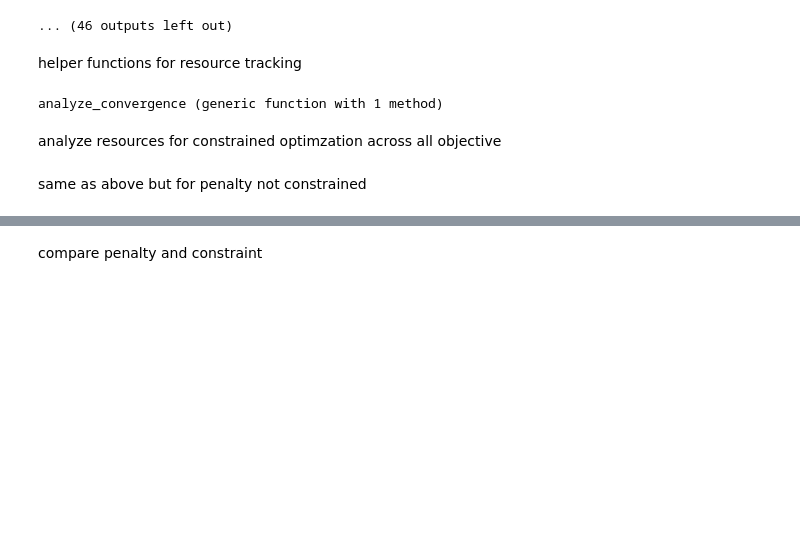
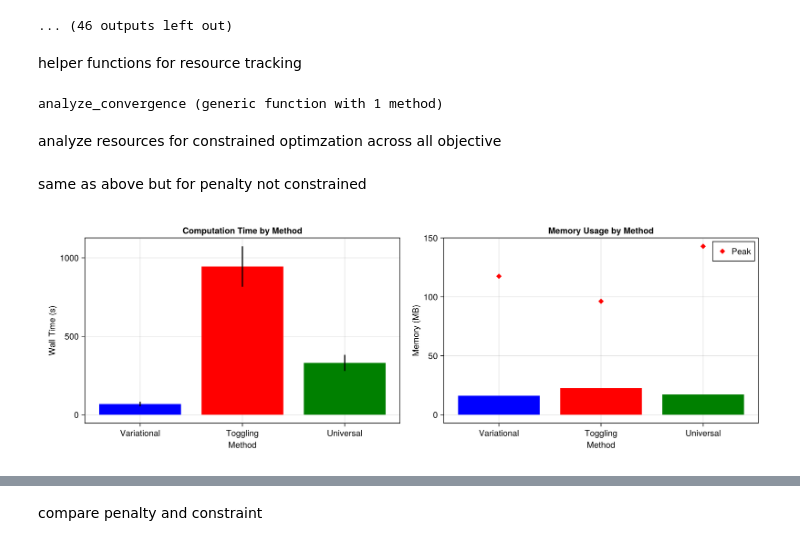
Before and after one commit to samafine1/notebooks, a Jupyter notebook: src/resource_comp.ipynb, the cells around one changed output, grey strips where cells are left out. Drawn from its saved outputs; the diff is of its cells as text; code cells hidden in the pictures; blank space fills up the shorter version.

```diff
--- a/src/resource_comp.ipynb
+++ b/src/resource_comp.ipynb
@@ -345,7 +345,7 @@ println("Solving penalty-based methods with performance tracking...")
 for i in 1:n_seeds
     for (λ_idx, λ) in enumerate(sweep_rob_loss_λ)
         # Variational
-        var_prob = UnitarySmoothPulseProblem(
+        var_prob = UnitaryVariationalProblem(
             var_sys, U_goal, T, Δt;
             init_trajectory=deepcopy(init_var_probs[i,λ_idx].trajectory),
             piccolo_options=piccolo_opts,
@@ -381,6 +381,8 @@ end
 # %%
 # Compute average resources per method
 method_performance = Dict()
+method_colors = [:blue, :red, :green]
+
 
 for method in ["variational", "toggling", "universal"]
     times = Float64[]
@@ -411,32 +413,34 @@ ax1 = Axis(fig[1,1],
     xticks=(1:3, ["Variational", "Toggling", "Universal"])
 )
 
 times_mean = [method_performance[m]["avg_time"] for m in ["variational", "toggling", "universal"]]
 times_std = [method_performance[m]["std_time"] for m in ["variational", "toggling", "universal"]]
 
 barplot!(ax1, 1:3, times_mean, color=method_colors)
 errorbars!(ax1, 1:3, times_mean, times_std, color=:black, linewidth=2)
 
 # Memory comparison
 ax2 = Axis(fig[1,2],
     xlabel="Method", ylabel="Memory (MB)",
     title="Memory Usage by Method",
     xticks=(1:3, ["Variational", "Toggling", "Universal"])
 )
 
-mem_mean = [method_performance[m]["avg_memory"] for m in ["variational", "toggling", "universal"]]
+mem_mean = [abs(method_performance[m]["avg_memory"]) for m in ["variational", "toggling", "universal"]]
 mem_max = [method_performance[m]["max_memory"] for m in ["variational", "toggling", "universal"]]
 
 barplot!(ax2, 1:3, mem_mean, color=method_colors)
-scatter!(ax2, 1:3, mem_max, color=:red, marker=:diamond, markersize=10, label="Peak")
+Makie.scatter!(ax2, 1:3, mem_max, color=:red, marker=:diamond, markersize=10, label="Peak")
 
 axislegend(ax2, position=:rt)
 display(fig)
 
 # Print summary
 println("\n=== Method Resource Comparison ===")
 for method in ["variational", "toggling", "universal"]
     println("\n$method:")
     println("  Avg time: $(round(method_performance[method]["avg_time"], digits=2))s")
     println("  Avg memory: $(round(method_performance[method]["avg_memory"], digits=1))MB")
 end
+# %% [output]
+[figure, added]
```
Also changed, not shown: parts of 3 cells of this notebook.
